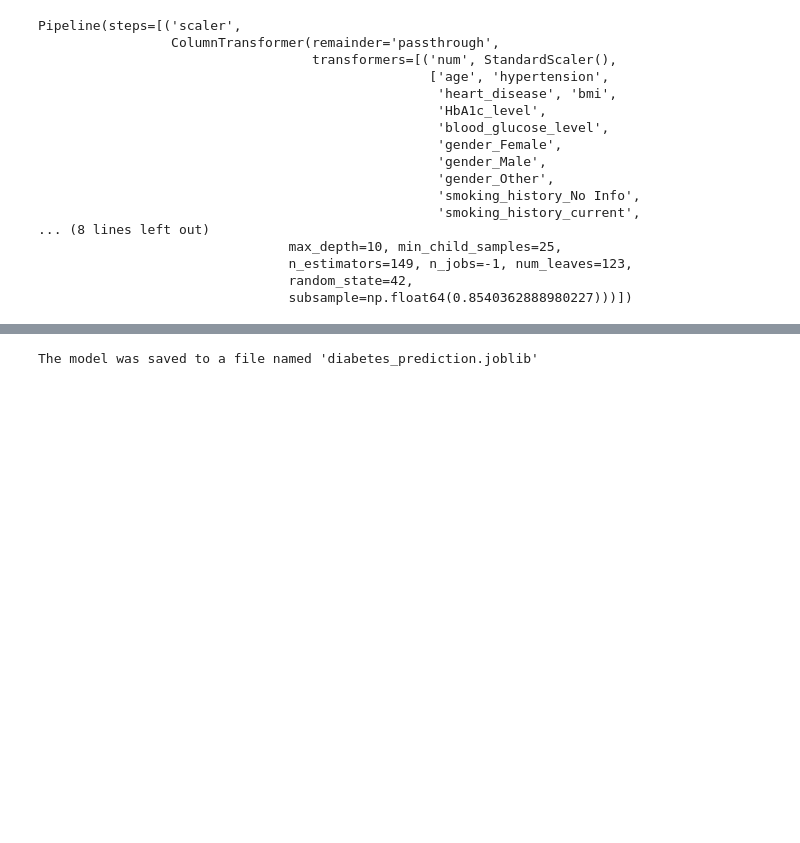
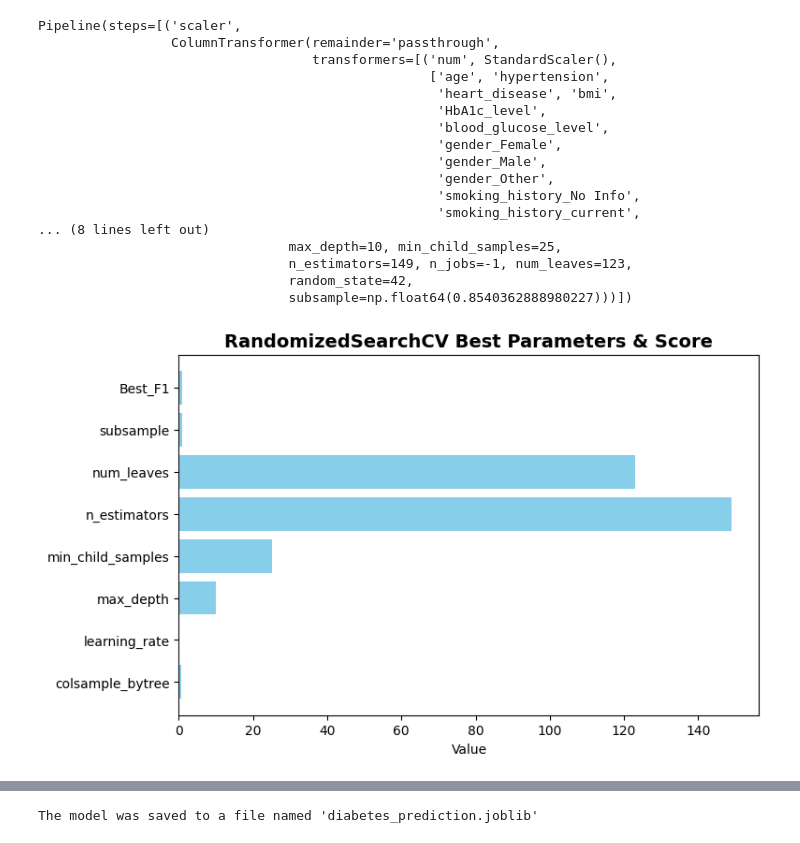
Before and after one commit to rasulbekdeveloper907/MY_PORTFOLIO, a Jupyter notebook: DIABETES_PREDICTION/Diabetes_Prediction.ipynb, the cells around one changed output, grey strips where cells are left out. Saved outputs shown, nothing was run; the diff lists cells and outputs as text; code cells hidden in the pictures; blank space fills up the shorter version.

```diff
--- a/DIABETES_PREDICTION/Diabetes_Prediction.ipynb
+++ b/DIABETES_PREDICTION/Diabetes_Prediction.ipynb
@@ -975,3 +1048,41 @@ Pipeline(steps=[('scaler',
                                 n_estimators=149, n_jobs=-1, num_leaves=123,
                                 random_state=42,
                                 subsample=np.float64(0.8540362888980227)))])
+# %%
+import pandas as pd
+import matplotlib.pyplot as plt
+
+# Data
+data = {
+    "Parameter": [
+        "colsample_bytree",
+        "learning_rate",
+        "max_depth",
+        "min_child_samples",
+        "n_estimators",
+        "num_leaves",
+        "subsample",
+        "Best_F1"
+    ],
+    "Value": [
+        0.5779,
+        0.02742,
+        10,
+        25,
+        149,
+        123,
+        0.8540,
+        0.9697
+    ]
+}
+
+df = pd.DataFrame(data)
+
+# --- Vizualizatsiya ---
+plt.figure(figsize=(8,5))
+plt.barh(df["Parameter"], df["Value"], color="skyblue")
+plt.title("RandomizedSearchCV Best Parameters & Score", fontsize=14, fontweight="bold")
+plt.xlabel("Value")
+plt.show()
+# %% [output]
+[figure, added]
```
Also changed, not shown: parts of 5 cells of this notebook.
